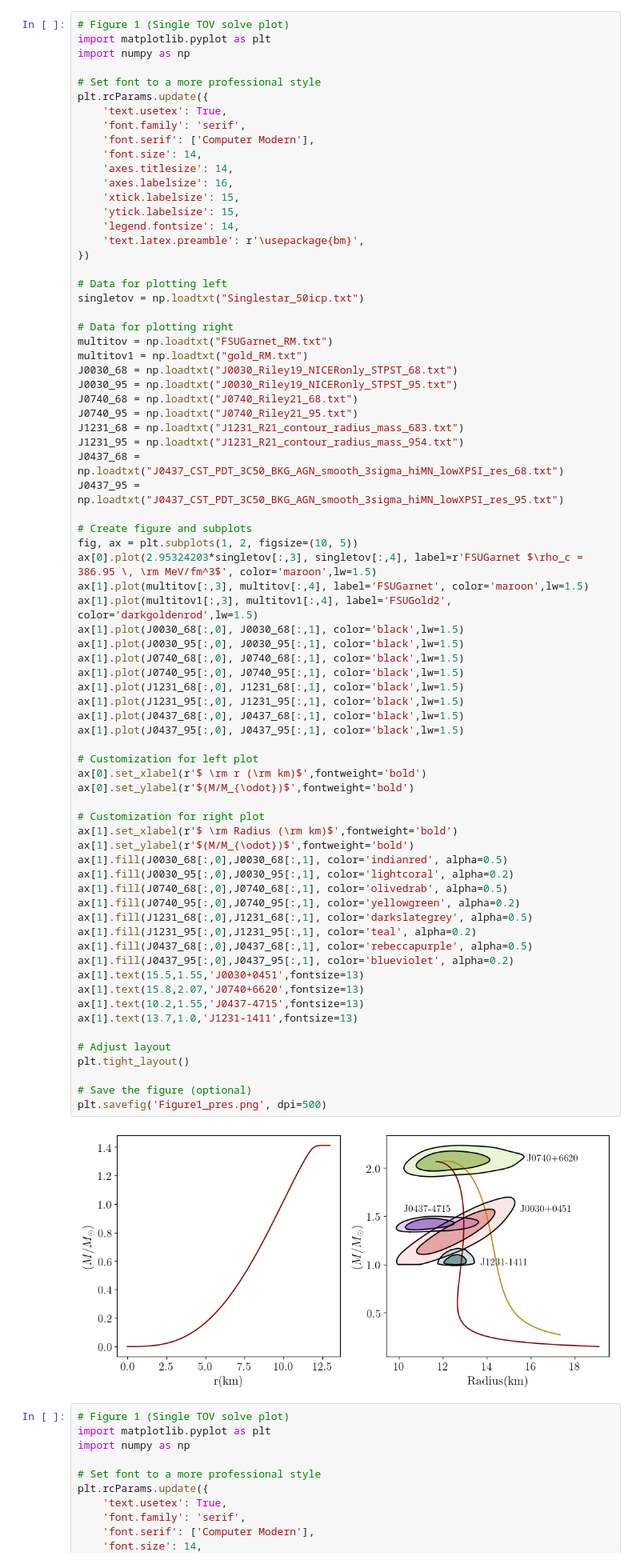
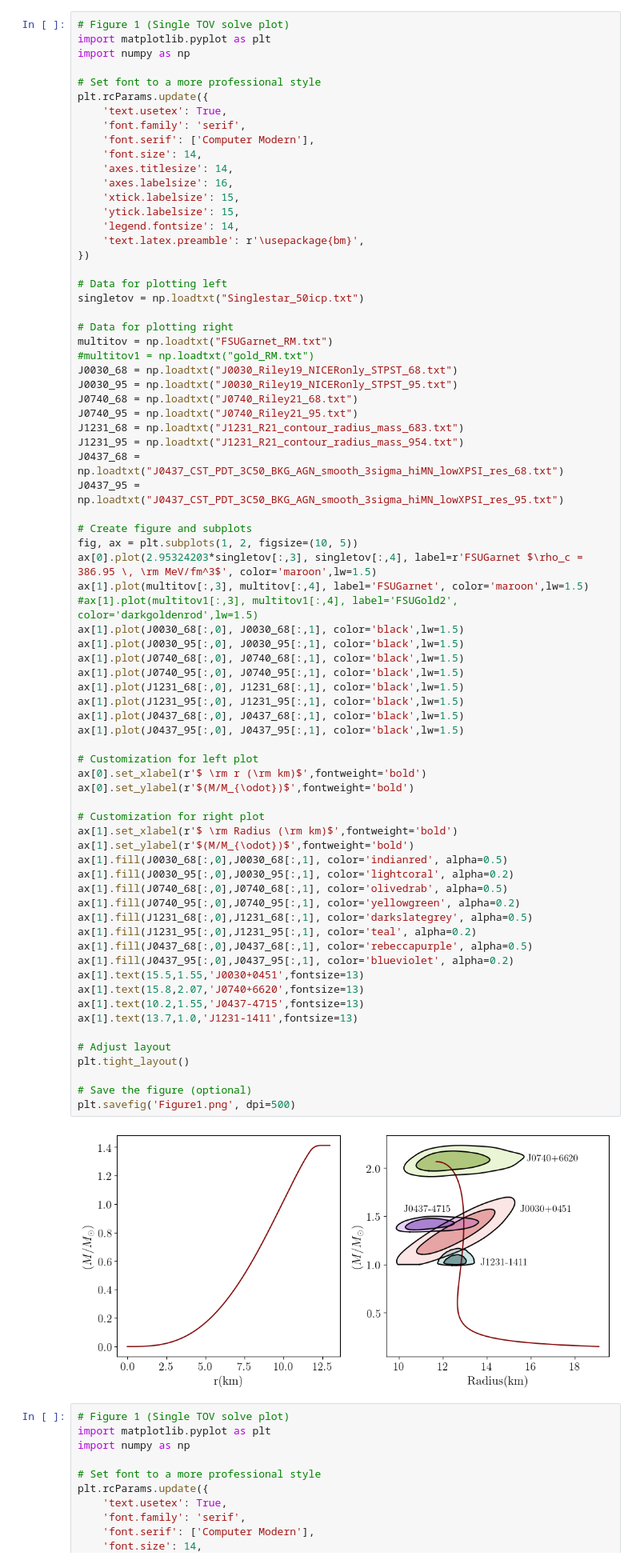
Before and after one commit to torquteam/FSU_FINITE, a Jupyter notebook: Dissertation/Plots.ipynb, the cells around one changed output. Shown at 80% size. Drawn from its saved outputs; the diff is of its cells as text.

```diff
--- a/Dissertation/Plots.ipynb
+++ b/Dissertation/Plots.ipynb
@@ -22,7 +22,7 @@ singletov = np.loadtxt("Singlestar_50icp.txt")
 
 # Data for plotting right
 multitov = np.loadtxt("FSUGarnet_RM.txt")
-multitov1 = np.loadtxt("gold_RM.txt")
+#multitov1 = np.loadtxt("gold_RM.txt")
 J0030_68 = np.loadtxt("J0030_Riley19_NICERonly_STPST_68.txt")
 J0030_95 = np.loadtxt("J0030_Riley19_NICERonly_STPST_95.txt")
 J0740_68 = np.loadtxt("J0740_Riley21_68.txt")
@@ -36,7 +36,7 @@ J0437_95 = np.loadtxt("J0437_CST_PDT_3C50_BKG_AGN_smooth_3sigma_hiMN_lowXPSI_res
 fig, ax = plt.subplots(1, 2, figsize=(10, 5))
 ax[0].plot(2.95324203*singletov[:,3], singletov[:,4], label=r'FSUGarnet $\rho_c = 386.95 \, \rm MeV/fm^3$', color='maroon',lw=1.5)
 ax[1].plot(multitov[:,3], multitov[:,4], label='FSUGarnet', color='maroon',lw=1.5)
-ax[1].plot(multitov1[:,3], multitov1[:,4], label='FSUGold2', color='darkgoldenrod',lw=1.5)
+#ax[1].plot(multitov1[:,3], multitov1[:,4], label='FSUGold2', color='darkgoldenrod',lw=1.5)
 ax[1].plot(J0030_68[:,0], J0030_68[:,1], color='black',lw=1.5)
 ax[1].plot(J0030_95[:,0], J0030_95[:,1], color='black',lw=1.5)
 ax[1].plot(J0740_68[:,0], J0740_68[:,1], color='black',lw=1.5)
@@ -44,35 +44,35 @@ ax[1].plot(J0740_95[:,0], J0740_95[:,1], color='black',lw=1.5)
 ax[1].plot(J1231_68[:,0], J1231_68[:,1], color='black',lw=1.5)
 ax[1].plot(J1231_95[:,0], J1231_95[:,1], color='black',lw=1.5)
 ax[1].plot(J0437_68[:,0], J0437_68[:,1], color='black',lw=1.5)
 ax[1].plot(J0437_95[:,0], J0437_95[:,1], color='black',lw=1.5)
 
 # Customization for left plot
 ax[0].set_xlabel(r'$ \rm r (\rm km)$',fontweight='bold')
 ax[0].set_ylabel(r'$(M/M_{\odot})$',fontweight='bold')
 
 # Customization for right plot
 ax[1].set_xlabel(r'$ \rm Radius (\rm km)$',fontweight='bold')
 ax[1].set_ylabel(r'$(M/M_{\odot})$',fontweight='bold')
 ax[1].fill(J0030_68[:,0],J0030_68[:,1], color='indianred', alpha=0.5)
 ax[1].fill(J0030_95[:,0],J0030_95[:,1], color='lightcoral', alpha=0.2)
 ax[1].fill(J0740_68[:,0],J0740_68[:,1], color='olivedrab', alpha=0.5)
 ax[1].fill(J0740_95[:,0],J0740_95[:,1], color='yellowgreen', alpha=0.2)
 ax[1].fill(J1231_68[:,0],J1231_68[:,1], color='darkslategrey', alpha=0.5)
 ax[1].fill(J1231_95[:,0],J1231_95[:,1], color='teal', alpha=0.2)
 ax[1].fill(J0437_68[:,0],J0437_68[:,1], color='rebeccapurple', alpha=0.5)
 ax[1].fill(J0437_95[:,0],J0437_95[:,1], color='blueviolet', alpha=0.2)
 ax[1].text(15.5,1.55,'J0030+0451',fontsize=13)
 ax[1].text(15.8,2.07,'J0740+6620',fontsize=13)
 ax[1].text(10.2,1.55,'J0437-4715',fontsize=13)
 ax[1].text(13.7,1.0,'J1231-1411',fontsize=13)
 
 # Adjust layout
 plt.tight_layout()
 
 # Save the figure (optional)
-plt.savefig('Figure1_pres.png', dpi=500)
+plt.savefig('Figure1.png', dpi=500)
 # %% [output]
-[figure, old version]
+[figure, new version]
 # %%
 # Figure 1 (Single TOV solve plot)
 import matplotlib.pyplot as plt
```
Also changed, not shown: parts of 3 cells of this notebook, 20 other files.
